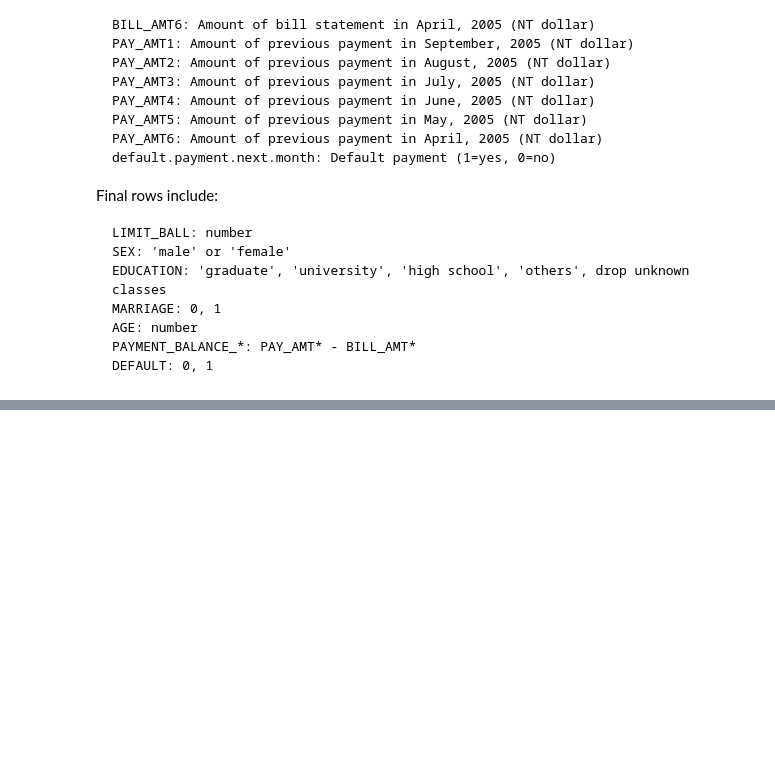
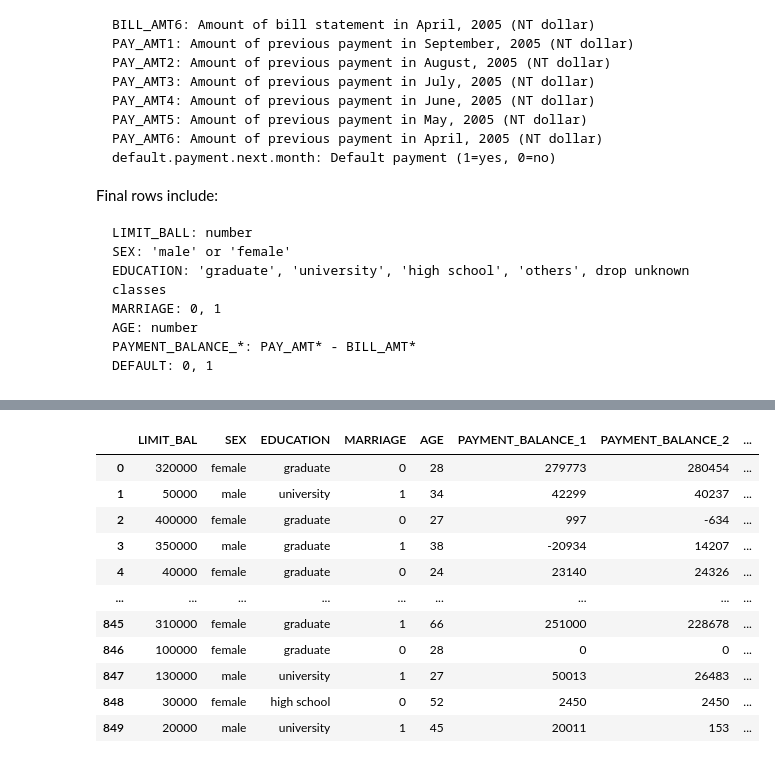
Before and after one commit to sydneycally-inclane-2812/gen-ai-prompt-evaluation, a Jupyter notebook: building-dataset.ipynb, the cells around one changed output, grey strips where cells are left out. Saved outputs shown, nothing was run; the diff lists cells and outputs as text; code cells hidden in the pictures; blank space fills up the shorter version.

```diff
--- a/building-dataset.ipynb
+++ b/building-dataset.ipynb
@@ -178,0 +565,68 @@ array([[<Axes: title={'center': 'LIMIT_BAL'}>,
+# %%
+# Sampling the dataset to simulate imbalance, targeting 30% of non-default.
+random_state = 42
+retain_nondefault_frac = 0.7
+
+# Use balanced_df if available; otherwise fallback to clean_df.
+source_df = balanced_df.copy() if "balanced_df" in locals() else clean_df.copy()
+
+default_df = source_df[source_df["DEFAULT"] == 1].copy()
+nondefault_df = source_df[source_df["DEFAULT"] == 0].copy()
+
+target_nondefault_n = max(1, int(round(len(nondefault_df) * retain_nondefault_frac)))
+
+# Stratify non-default sampling to preserve subgroup distribution.
+nondefault_df["AGE_BIN"] = pd.cut(
+    nondefault_df["AGE"],
+    bins=[17, 25, 35, 45, 55, 80],
+    labels=["18-25", "26-35", "36-45", "46-55", "56+"],
+    include_lowest=True
+ )
+strata_cols = ["SEX", "EDUCATION", "MARRIAGE", "AGE_BIN"]
+nondefault_df["STRATA"] = nondefault_df[strata_cols].astype(str).agg("|".join, axis=1)
+
+strata_counts = nondefault_df["STRATA"].value_counts()
+weights = strata_counts / strata_counts.sum()
+exact_alloc = weights * target_nondefault_n
+alloc = np.floor(exact_alloc).astype(int)
+
+remaining = target_nondefault_n - alloc.sum()
+if remaining > 0:
+    remainders = (exact_alloc - alloc).sort_values(ascending=False)
+    for s in remainders.index[:remaining]:
+        alloc[s] += 1
+
+alloc = alloc.clip(lower=0, upper=strata_counts)
+deficit = target_nondefault_n - alloc.sum()
+if deficit > 0:
+    capacity = (strata_counts - alloc).sort_values(ascending=False)
+    for s in capacity.index:
+        if deficit == 0:
+            break
+        add = min(deficit, capacity[s])
+        alloc[s] += add
+        deficit -= add
+
+sampled_nondefault_parts = []
+for s, n in alloc.items():
+    if n > 0:
+        sampled_nondefault_parts.append(
+            nondefault_df[nondefault_df["STRATA"] == s].sample(n=n, random_state=random_state)
+        )
+
+sampled_nondefault_df = pd.concat(sampled_nondefault_parts, ignore_index=True)
+sampled_nondefault_df = sampled_nondefault_df.drop(columns=["AGE_BIN", "STRATA"], errors="ignore")
+
+# Imbalanced dataset: keep all defaults + 30% of non-default.
+imbalanced_df = pd.concat([default_df, sampled_nondefault_df], ignore_index=True)
+imbalanced_df = imbalanced_df.sample(frac=1, random_state=random_state).reset_index(drop=True)
+
+print("Source class counts:")
+print(source_df["DEFAULT"].value_counts().sort_index())
+print("\nImbalanced class counts:")
+print(imbalanced_df["DEFAULT"].value_counts().sort_index())
+print("\nImbalanced class proportions:")
+print(imbalanced_df["DEFAULT"].value_counts(normalize=True).sort_index().round(4))
+
+imbalanced_df
+# %% [output]
@@ -178,0 +650,12 @@ array([[<Axes: title={'center': 'LIMIT_BAL'}>,
+|  | LIMIT_BAL | SEX | EDUCATION | MARRIAGE | AGE | PAYMENT_BALANCE_1 | PAYMENT_BALANCE_2 | ... |
+| 0 | 320000 | female | graduate | 0 | 28 | 279773 | 280454 | ... |
+| 1 | 50000 | male | university | 1 | 34 | 42299 | 40237 | ... |
+| 2 | 400000 | female | graduate | 0 | 27 | 997 | -634 | ... |
+| 3 | 350000 | male | graduate | 1 | 38 | -20934 | 14207 | ... |
+| 4 | 40000 | female | graduate | 0 | 24 | 23140 | 24326 | ... |
+| ... | ... | ... | ... | ... | ... | ... | ... | ... |
+| 845 | 310000 | female | graduate | 1 | 66 | 251000 | 228678 | ... |
+| 846 | 100000 | female | graduate | 0 | 28 | 0 | 0 | ... |
+| 847 | 130000 | male | university | 1 | 27 | 50013 | 26483 | ... |
+| 848 | 30000 | female | high school | 0 | 52 | 2450 | 2450 | ... |
+| 849 | 20000 | male | university | 1 | 45 | 20011 | 153 | ... |
```
Also changed, not shown: parts of 17 cells of this notebook, 2 other files.
